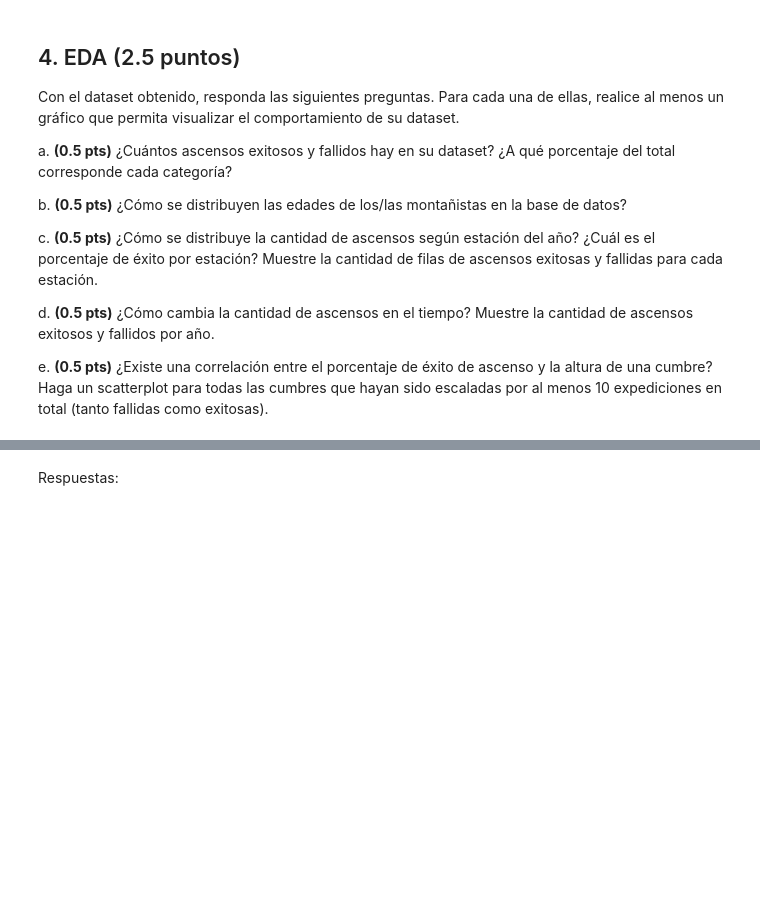
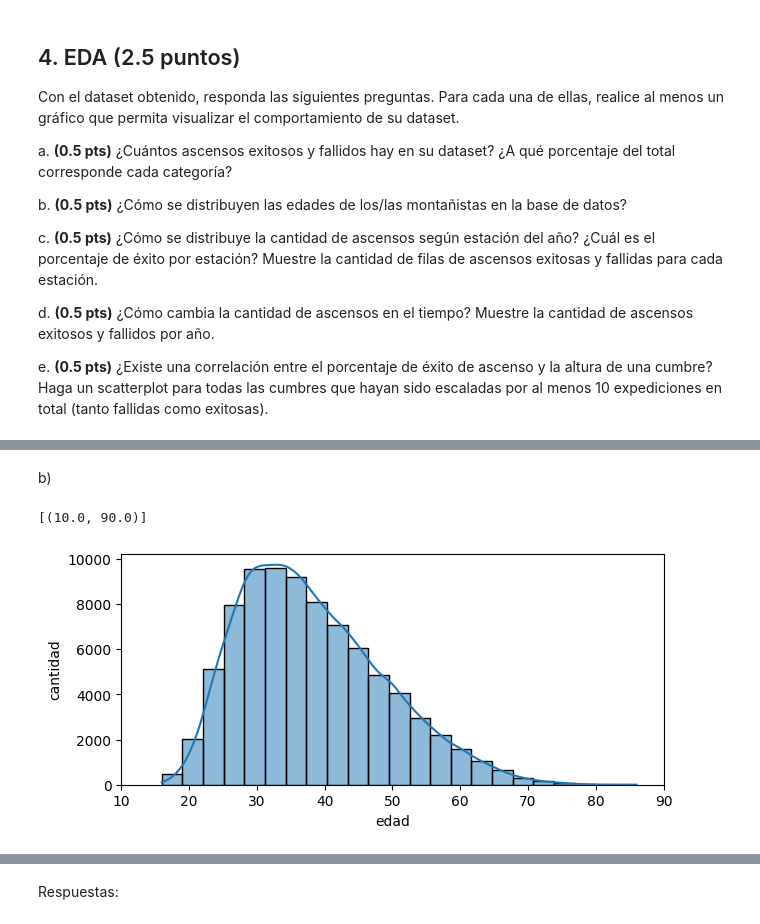
Before and after one commit to stingrayhub/IMT2200-Alonso-Aqueveque, a Jupyter notebook: tareas/t4/IMT2200-25s2 - Tarea 04.ipynb, the cells around one changed output, grey strips where cells are left out. Drawn from its saved outputs; the diff is of its cells as text; code cells hidden in the pictures; blank space fills up the shorter version.

```diff
--- a/tareas/t4/IMT2200-25s2 - Tarea 04.ipynb
+++ b/tareas/t4/IMT2200-25s2 - Tarea 04.ipynb
@@ -233,3 +238,7 @@ print(len(clean_df[clean_df['success_exp'].isnull()]))
 0
 0
 0
+# %%
+clean_df=df[df['yob'].isnull()==False].copy()
+clean_df['yob']=clean_df['yob']
+print(f'filas df completo: {len(df)}\nfilas df sin Nan en "yob": {len(clean_df)}')
@@ -244,4 +256,5 @@ Utilizando las columnas actuales, genere y agregue las siguientes columnas a su
 
 De ser necesario, aplique procesos de limpieza y transformación a estas columnas también (asegúrese de que todos los valores sean coherentes).
 # %%
-# respuestas
+clean_df['age']=clean_df['year']-clean_df['yob']
+clean_df['age'].describe()
@@ -247,0 +281,4 @@ De ser necesario, aplique procesos de limpieza y transformación a estas columna
+# %%
+condicion=(clean_df['age']>=16) & (clean_df['age']<=90)
+clean_df=clean_df[condicion]
+clean_df['age'].describe()
@@ -247,0 +295,4 @@ De ser necesario, aplique procesos de limpieza y transformación a estas columna
+# %%
+
+clean_df['peak_success_p']=clean_df['success_exp']*100/(clean_df['success_exp']+clean_df['failed_exp'])
+clean_df['peak_success_p'].describe()
@@ -263,0 +341,11 @@ e. **(0.5 pts)** ¿Existe una correlación entre el porcentaje de éxito de asce
+# %% [markdown]
+b)
+# %%
+fig, ax = plt.subplots(1, 1, figsize=(7,3))
+ax = sns.histplot(data=clean_df, x='age', bins=23, kde=True)
+ax.set_xlabel('edad')
+ax.set_ylabel('cantidad')
+ax.set(xlim=(10, 90))
+# %% [output]
+[(10.0, 90.0)]
+[figure, added]
```
Also changed, not shown: parts of 16 cells of this notebook, 1 other file.
